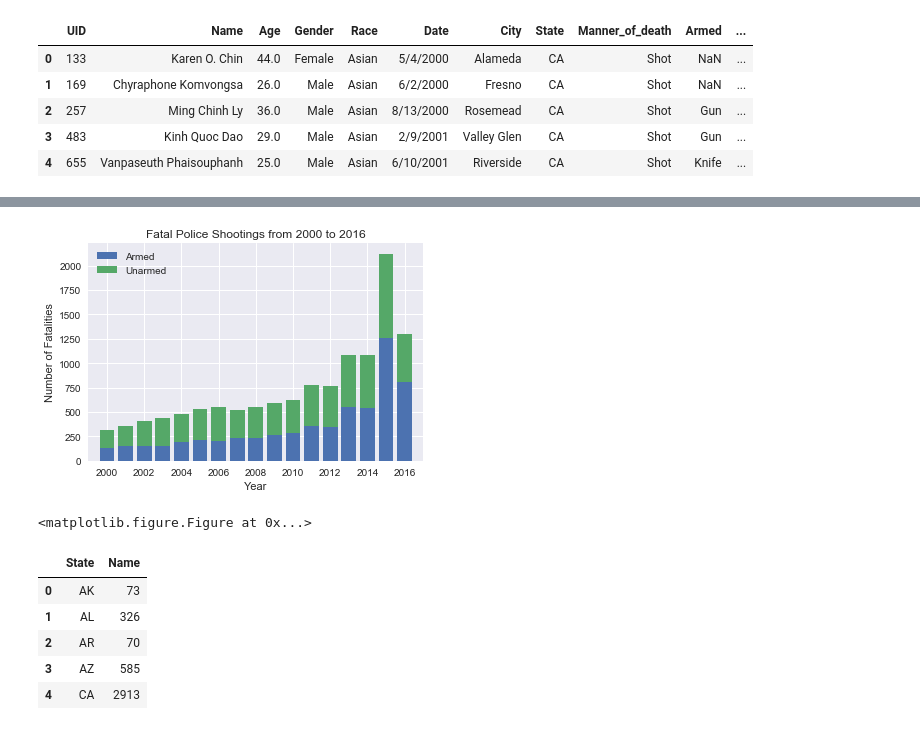
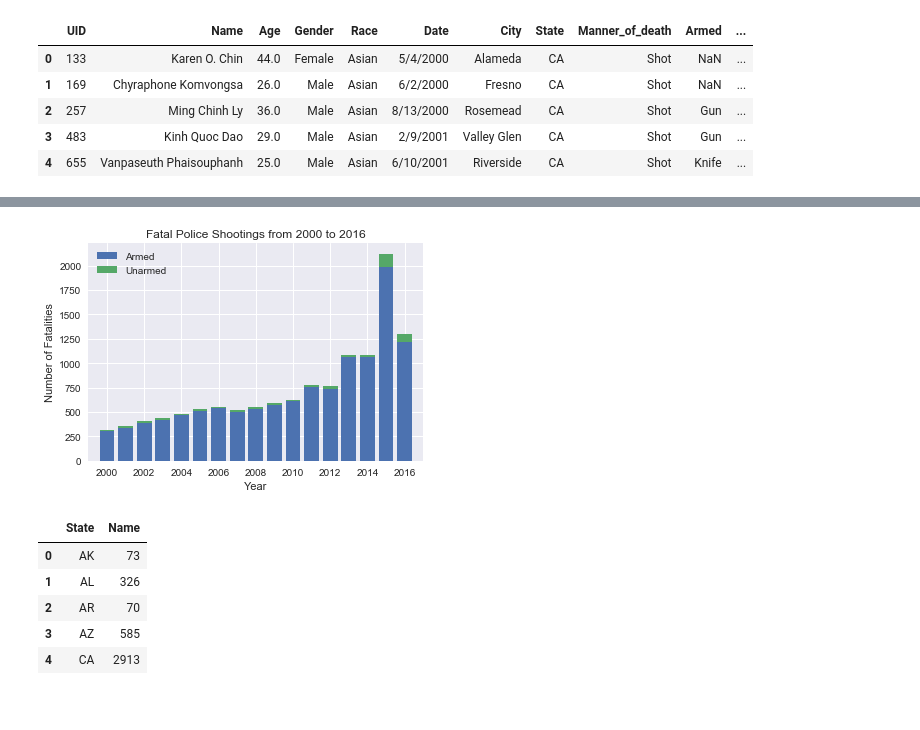
Before and after one commit to jkennedy74/DataViz_Project1, a Jupyter notebook: Police Fatalities.ipynb, the cells around one changed output, grey strips where cells are left out. Drawn from its saved outputs; the diff is of its cells as text; code cells hidden in the pictures.

```diff
--- a/Police Fatalities.ipynb
+++ b/Police Fatalities.ipynb
@@ -45,4 +65,15 @@ fatalities_df.head()
+# %%
+# Defining what unarmed means is tricky
+grouped_df = fatalities_df.loc[(fatalities_df["Armed"] == "Unarmed") |\
+                               (fatalities_df["Armed"] == "Toy Weapon") | \
+                               (fatalities_df["Armed"] == "Toy weapon") \
+                               , :].groupby("Year")
+
+unarmed_shootings_by_year = grouped_df["Name"].count().reset_index()
 # %%
-grouped_df = fatalities_df.loc[(fatalities_df["Armed"] == "Gun") | (fatalities_df["Armed"] == "Knife"), :].groupby("Year")
+grouped_df = fatalities_df.loc[(fatalities_df["Armed"] != "Unarmed") &\
+                               (fatalities_df["Armed"] != "Toy Weapon") & \
+                               (fatalities_df["Armed"] != "Toy weapon") \
+                               , :].groupby("Year")
 
 shootings_by_year = grouped_df["Name"].count().reset_index()
@@ -53,23 +80,21 @@ unarmed_shootings_by_year = grouped_df["Name"].count().reset_index()
 # %%
 # Plot the number of fatalities by year
 p1 = plt.bar(x = shootings_by_year["Year"], height = shootings_by_year["Name"], align = "center")
 p2 = plt.bar(x = unarmed_shootings_by_year["Year"], height = unarmed_shootings_by_year["Name"],
        bottom = shootings_by_year["Name"], align = "center")
 
 
 # Add labels
 plt.title("Fatal Police Shootings from 2000 to 2016")
 plt.xlabel("Year")
 plt.ylabel("Number of Fatalities")
-plt.legend((p1[0], p2[0]), ('Armed', 'Unarmed'))
+plt.legend((p1[0], p2[0]), ('Armed', 'Unarmed'), loc='best')
 
 # Set x limits
 plt.xlim(1999,2017)
 
-
 sns.set()
 
 plt.show()
 # %% [output]
-[figure, old version]
+[figure, new version]
-<matplotlib.figure.Figure at 0x...>
```
Also changed, not shown: parts of 4 cells of this notebook, 1 other file.
